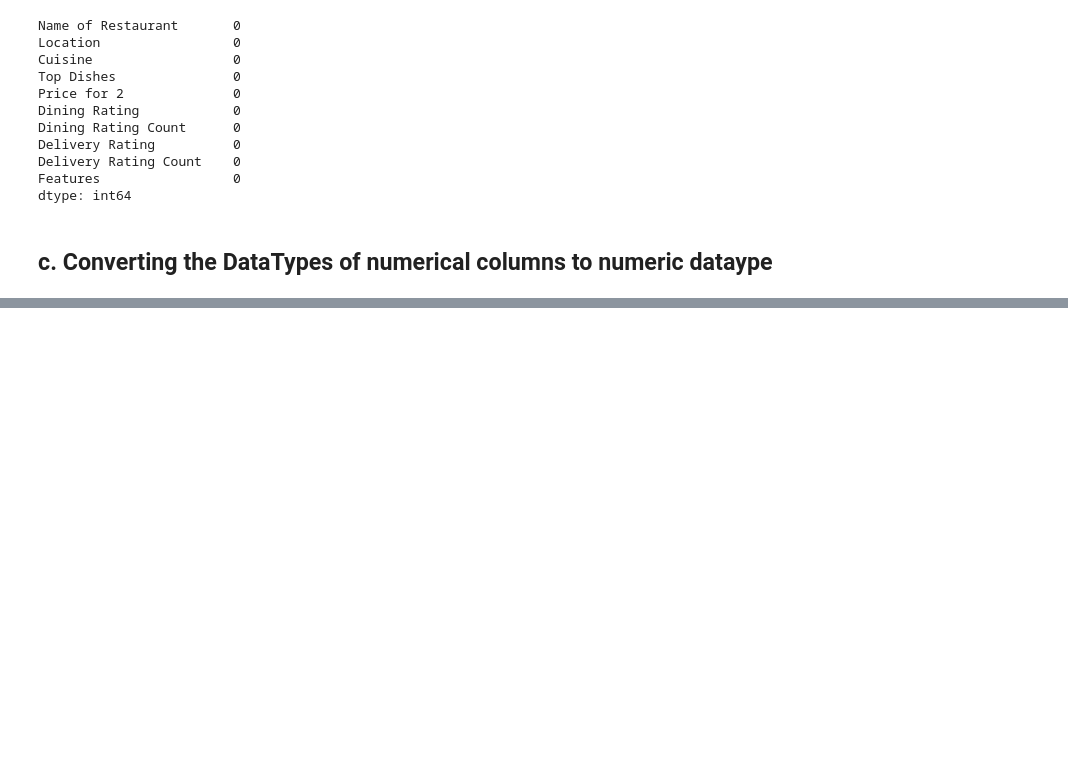
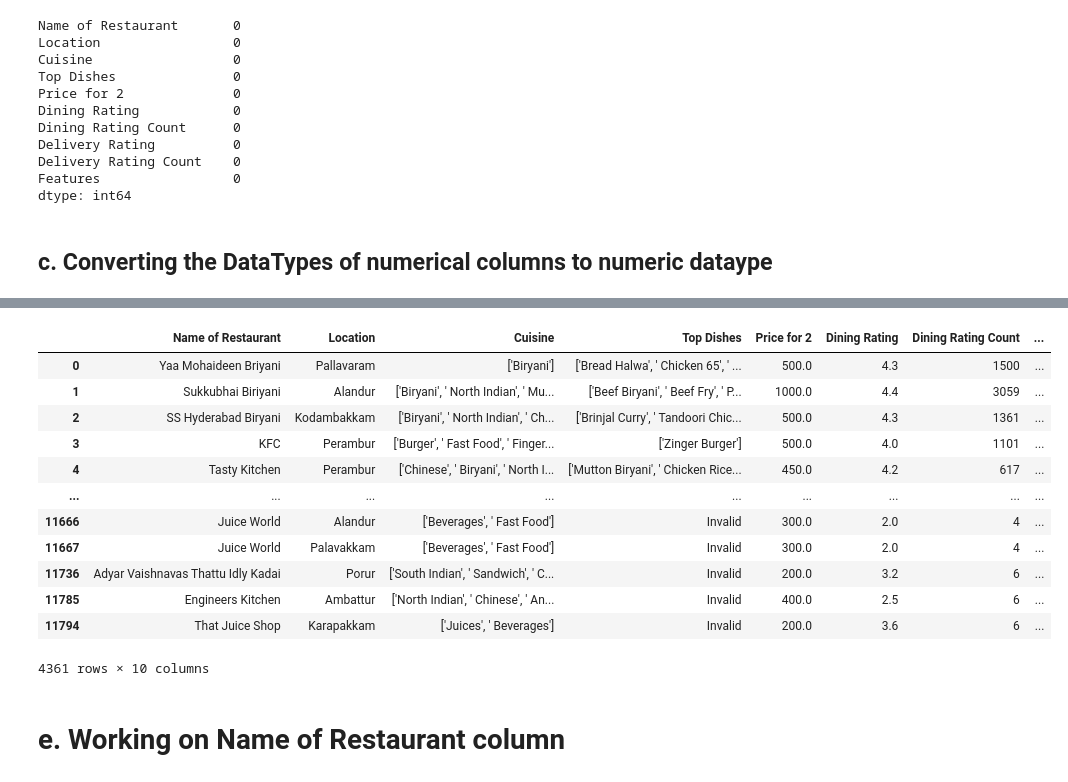
Before and after one commit to InfantArchana/Data_Visualization, a Jupyter notebook: Zomato Dataset Chennai.ipynb, the cells around one changed output, grey strips where cells are left out. Drawn from its saved outputs; the diff is of its cells as text; code cells hidden in the pictures; blank space fills up the shorter version.

```diff
--- a/Zomato Dataset Chennai.ipynb
+++ b/Zomato Dataset Chennai.ipynb
@@ -216,0 +221,24 @@ Name: count, dtype: int64
+# %%
+## Performing Negation of the useless dataset and then storing the correct data back in the raw_df DataFrame
+## This permamnently remove the wrong data from the original dataframe
+# To actually REMOVE them and keep the good data, use the tilde (~) symbol
+
+raw_df = raw_df[~useless_data]
+# %%
+raw_df
+# %% [output]
+|  | Name of Restaurant | Location | Cuisine | Top Dishes | Price for 2 | Dining Rating | Dining Rating Count | ... |
+| 0 | Yaa Mohaideen Briyani | Pallavaram | ['Biryani'] | ['Bread Halwa', ' Chicken 65', ' ... | 500.0 | 4.3 | 1500 | ... |
+| 1 | Sukkubhai Biriyani | Alandur | ['Biryani', ' North Indian', ' Mu... | ['Beef Biryani', ' Beef Fry', ' P... | 1000.0 | 4.4 | 3059 | ... |
+| 2 | SS Hyderabad Biryani | Kodambakkam | ['Biryani', ' North Indian', ' Ch... | ['Brinjal Curry', ' Tandoori Chic... | 500.0 | 4.3 | 1361 | ... |
+| 3 | KFC | Perambur | ['Burger', ' Fast Food', ' Finger... | ['Zinger Burger'] | 500.0 | 4.0 | 1101 | ... |
+| 4 | Tasty Kitchen | Perambur | ['Chinese', ' Biryani', ' North I... | ['Mutton Biryani', ' Chicken Rice... | 450.0 | 4.2 | 617 | ... |
+| ... | ... | ... | ... | ... | ... | ... | ... | ... |
+| 11666 | Juice World | Alandur | ['Beverages', ' Fast Food'] | Invalid | 300.0 | 2.0 | 4 | ... |
+| 11667 | Juice World | Palavakkam | ['Beverages', ' Fast Food'] | Invalid | 300.0 | 2.0 | 4 | ... |
+| 11736 | Adyar Vaishnavas Thattu Idly Kadai | Porur | ['South Indian', ' Sandwich', ' C... | Invalid | 200.0 | 3.2 | 6 | ... |
+| 11785 | Engineers Kitchen | Ambattur | ['North Indian', ' Chinese', ' An... | Invalid | 400.0 | 2.5 | 6 | ... |
+| 11794 | That Juice Shop | Karapakkam | ['Juices', ' Beverages'] | Invalid | 200.0 | 3.6 | 6 | ... |
+4361 rows × 10 columns
+# %% [markdown]
+# e. Working on Name of Restaurant column
```
Also changed, not shown: parts of 48 cells of this notebook.
